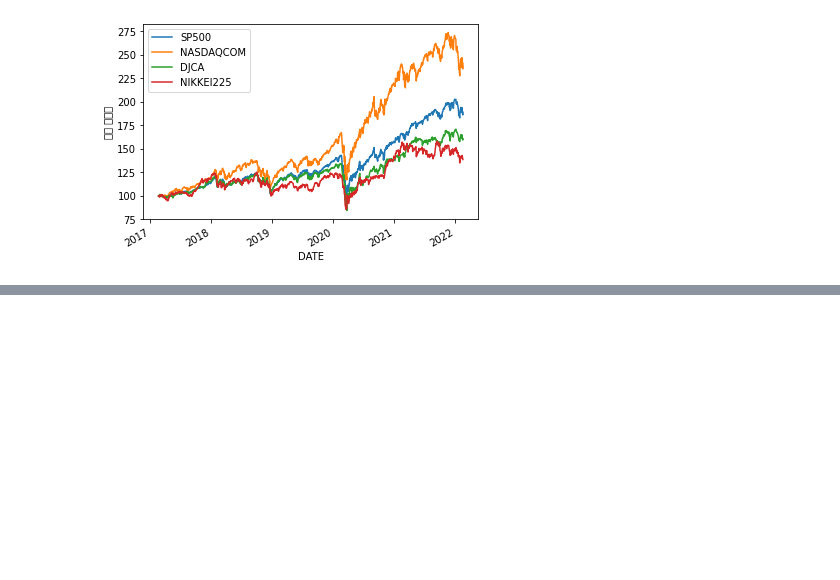
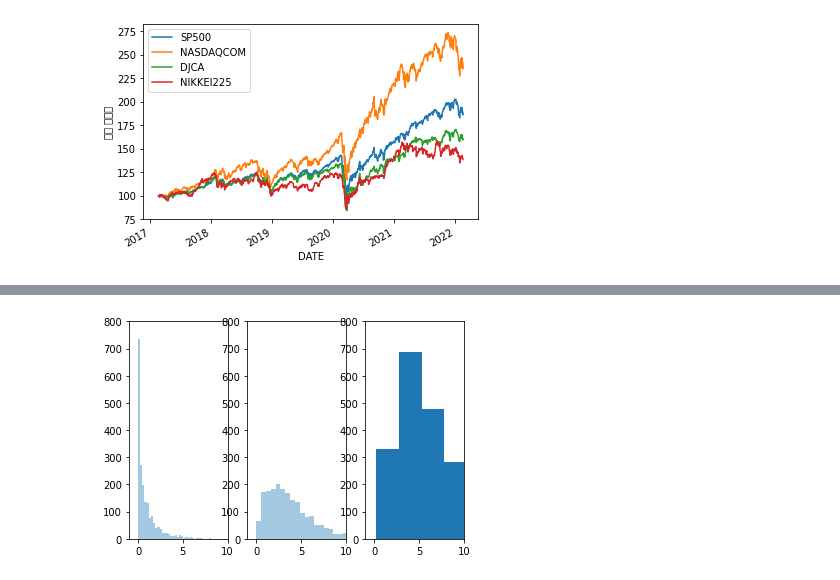
Before and after one commit to chi-hun/datascienceschool, a Jupyter notebook: datascienceschool.ipynb, the cells around one changed output, grey strips where cells are left out. Drawn from its saved outputs; the diff is of its cells as text; code cells hidden in the pictures; blank space fills up the shorter version.

```diff
--- a/datascienceschool.ipynb
+++ b/datascienceschool.ipynb
@@ -76,0 +92,28 @@ plt.show
+# %%
+import seaborn as sns
+rv = sp.stats.norm()
+m = 2000
+plt.subplot(1,3,1)
+n = 1
+x = rv.rvs((n,m))
+t = (x**2).sum(axis=0)
+sns.distplot(t, kde=False)
+plt.xlim(-1, 10)
+plt.ylim(0, 800)
+plt.subplot(1,3,2)
+n = 4
+x = rv.rvs((n,m))
+t = (x**2).sum(axis=0)
+sns.distplot(t, kde=False)
+plt.xlim(-1, 10)
+plt.ylim(0, 800)
+plt.subplot(1,3,3)
+n = 6
+x = rv.rvs((n,m))
+t = (x**2).sum(axis=0)
+plt.hist(t)
+plt.xlim(-1, 10)
+plt.ylim(0, 800)
+plt.show()
+# %% [output]
+[figure, added]
```
Also changed, not shown: parts of 13 cells of this notebook.
